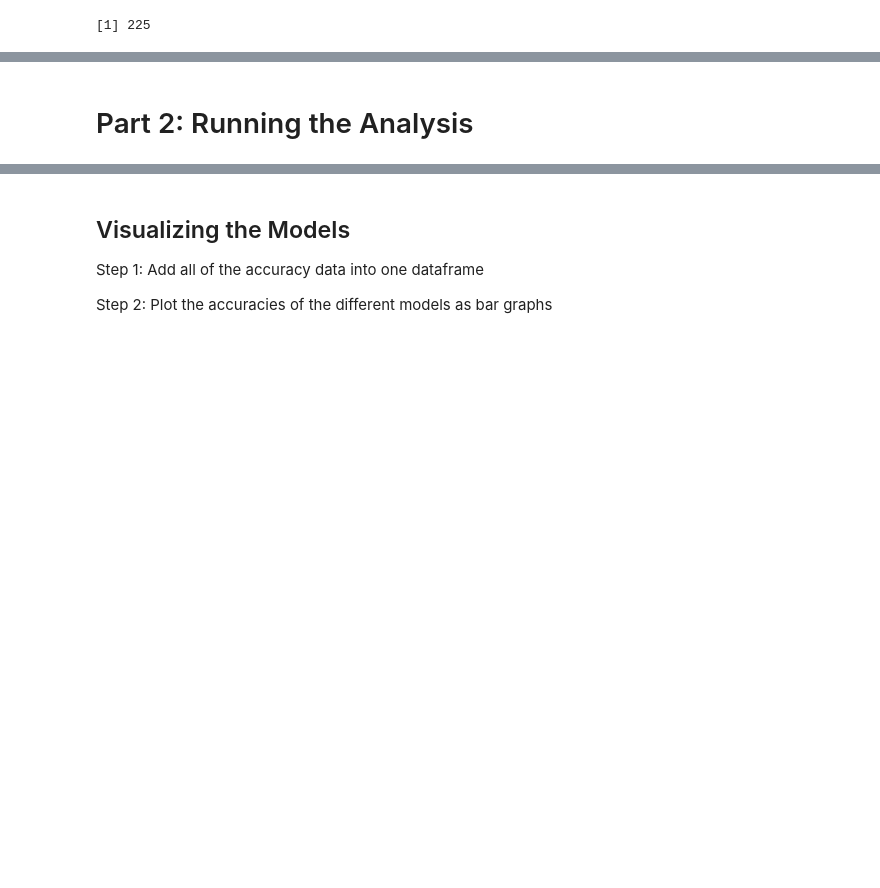
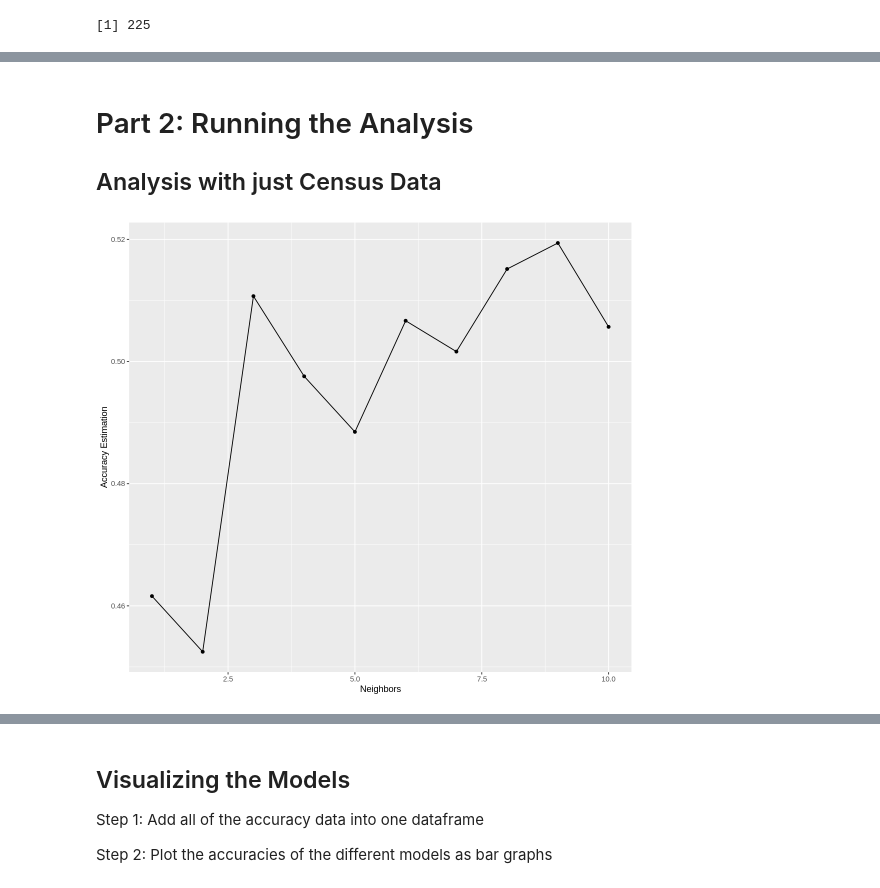
Before and after one commit to Phoebeml/Group20_DSCI100, a Jupyter notebook: Group20Project.ipynb, the cells around one changed output, grey strips where cells are left out. Drawn from its saved outputs; the diff is of its cells as text; code cells hidden in the pictures; blank space fills up the shorter version.

Commit message:
Completed classification models

```diff
--- a/Group20Project.ipynb
+++ b/Group20Project.ipynb
@@ -145,5 +147,53 @@ grid.arrange(age_distribution,sex_distribution,trestbps_distribution, chol_distr
 # %% [markdown]
 Part 2: Running the Analysis
 =====
+Analysis with just Census Data
+----
 # %%
 #Analysis with just Census Data
+#Analysis with all Paremeters
+set.seed(1276)
+options(repr.plot.height = 8, repr.plot.width = 9)
+#select relevant parameters
+heart_train_census <- heart_train |>
+    select("age", "sex", "num")
+heart_test_census <- heart_test |>
+    select("age", "sex", "num")
+
+#make recipe with tune() function
+heart_recipe_census <- recipe(num ~ ., data = heart_train_census) |>
+    step_scale(all_predictors()) |>
+    step_center(all_predictors())
+
+#make a vfold
+heart_vfold_census <- vfold_cv(heart_train_census, v =5, strata = num)
+
+#make a tuning spec
+heart_spec_tune_census <- nearest_neighbor(weight_func = "rectangular",
+                                   neighbors = tune()) |>
+    set_engine("kknn") |>
+    set_mode("classification")
+
+# make tibble of K values to try
+k_vals <- tibble(neighbors = seq(from = 1, to = 10, by = 1))
+
+#collect metrics
+heart_workflow_census <- workflow() |>
+       add_recipe(heart_recipe_census) |>
+       add_model(heart_spec_tune_census)|>
+       tune_grid(resamples = heart_vfold_census, grid = k_vals)
+
+accuracies_census <- heart_workflow_census |>
+       collect_metrics() |> #sum of the SD and the mean
+       filter(.metric == "accuracy")
+
+#plot the accuracies
+accuracy_vs_k_census <- ggplot(accuracies_census, aes(x = neighbors, y= mean)) +
+       geom_point() +
+       geom_line() +
+      labs(x= "Neighbors", y = "Accuracy Estimation")
+accuracy_vs_k_census
+
+#at this point we evaluate the accuracy of the model below to choose the best K
+# %% [output]
+[figure, added]
```
Also changed, not shown: parts of 8 cells of this notebook.
